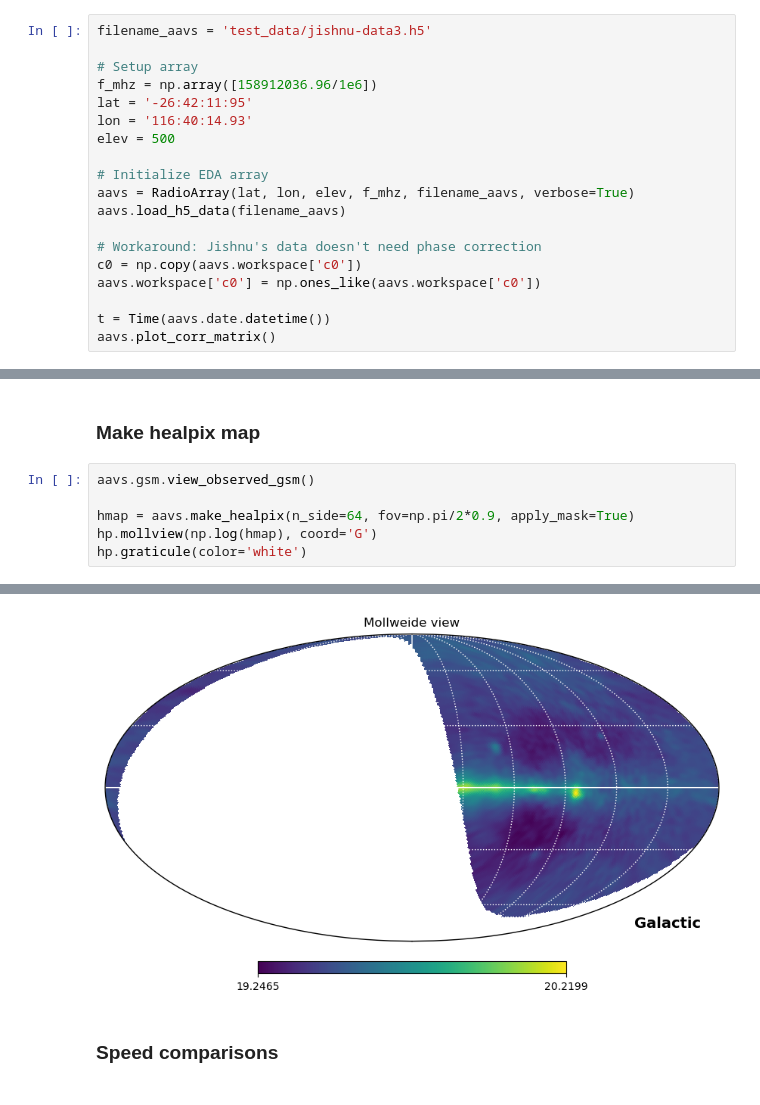
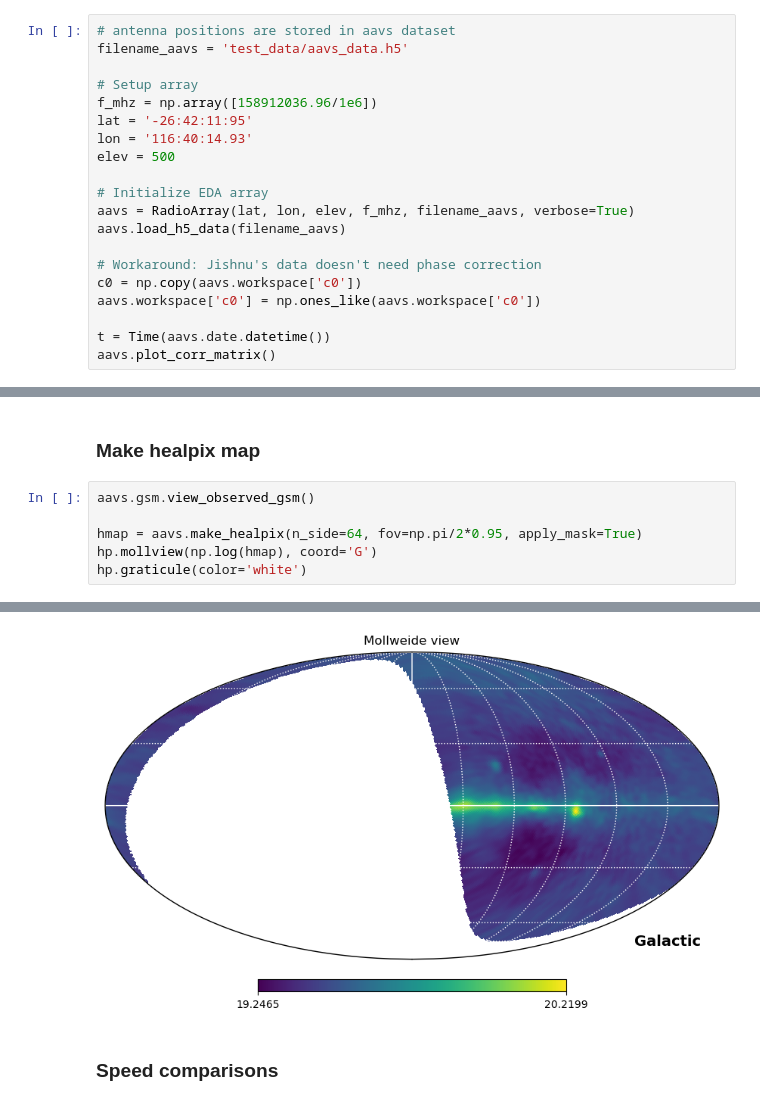
Before and after one commit to telegraphic/postx, a Jupyter notebook: getting_started.ipynb, the cells around one changed output, grey strips where cells are left out. Saved outputs shown, nothing was run; the diff lists cells and outputs as text.

```diff
--- a/getting_started.ipynb
+++ b/getting_started.ipynb
@@ -69,7 +64,8 @@ hp.graticule(color='white')
 # %% [markdown]
 ### AAVS example
 # %%
-filename_aavs = 'test_data/jishnu-data3.h5'
+# antenna positions are stored in aavs dataset
+filename_aavs = 'test_data/aavs_data.h5'
 
 # Setup array
 f_mhz = np.array([158912036.96/1e6])
@@ -121,12 +112,12 @@ asv.plot(np.log(gsm[::-1]), subplot_id=(1,2,2), overlay_srcs=True)
 # %%
 aavs.gsm.view_observed_gsm()
 
-hmap = aavs.make_healpix(n_side=64, fov=np.pi/2*0.9, apply_mask=True)
+hmap = aavs.make_healpix(n_side=64, fov=np.pi/2*0.95, apply_mask=True)
 hp.mollview(np.log(hmap), coord='G')
 hp.graticule(color='white')
 # %% [output]
 [figure]
-[figure, old version]
+[figure, new version]
 # %% [markdown]
 ### Speed comparisons
 # %%
```
Also changed, not shown: parts of 7 cells of this notebook, 3 other files.
